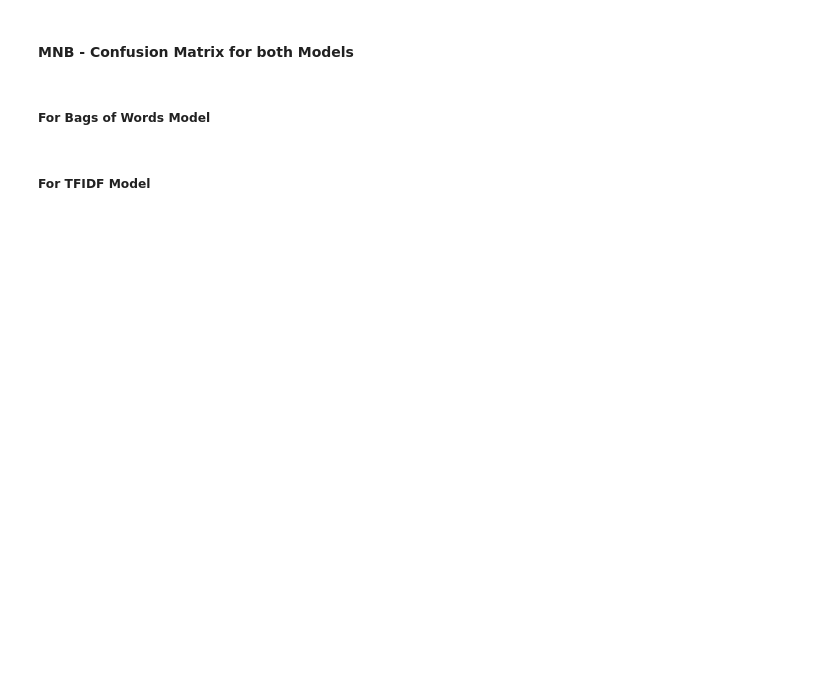
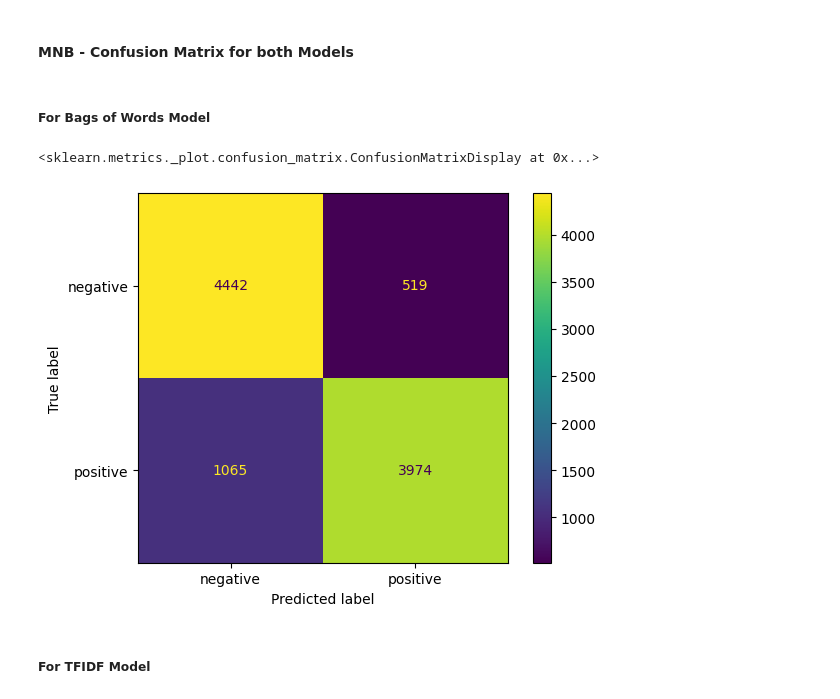
Before and after one commit to hlang014/MY-DAC-Curriculum, a Jupyter notebook: DAC-008_Intro_To_NLP/DAC-008_Sentiment_Analysis_2_Student.ipynb, the cells around one changed output. Cells and saved outputs as stored; diff of their text form; code cells hidden in the pictures; blank space fills up the shorter version.

```diff
--- a/DAC-008_Intro_To_NLP/DAC-008_Sentiment_Analysis_2_Student.ipynb
+++ b/DAC-008_Intro_To_NLP/DAC-008_Sentiment_Analysis_2_Student.ipynb
@@ -550,11 +600,12 @@ array([[1],
 #### MNB - Bags of Words Model
 # %%
 # Training the Multinomial Naive Bayes model
-
-
+mnb = MultinomialNB()
 
 # Fitting the MNB for Bag of Words
-
-
+mnb_bow = mnb.fit(x_train_cv, y_train_cv)
+print(mnb_bow)
 
 # Predicting the model for Bag of Words
+mnb_bow_predict = mnb.predict(x_test_cv)
+print(mnb_bow_predict)
@@ -561,10 +615,10 @@ array([[1],
 # %% [markdown]
 #### MNB - TFIDF Model
 # %%
-# # Fitting the MNB for TFIDF features
-# mnb_tfidf = mnb.fit(x_train_tf, y_train_tf)
-# print(mnb_tfidf)
+# Fitting the MNB for TFIDF features
+mnb_tfidf = mnb.fit(x_train_tf, y_train_tf)
+print(mnb_tfidf)
 
-# # Predicting the MNB model for TFIDF features
-# mnb_tfidf_predict = mnb.predict(x_test_tf)
-# print(mnb_tfidf_predict)
+# Predicting the MNB model for TFIDF features
+mnb_tfidf_predict = mnb.predict(x_test_tf)
+print(mnb_tfidf_predict)
@@ -583,9 +643,12 @@ array([[1],
 # %% [markdown]
 ##### For Bags of Words Model
 # %%
-# cm_cv_mnb = confusion_matrix(y_test_cv, mnb_bow_predict, labels=mnb.classes_)
-# disp = ConfusionMatrixDisplay(confusion_matrix = cm_cv_mnb, display_labels = mnb.classes_)
-# disp.plot()
+cm_cv_mnb = confusion_matrix(y_test_cv, mnb_bow_predict, labels=mnb.classes_)
+disp = ConfusionMatrixDisplay(confusion_matrix = cm_cv_mnb, display_labels = mnb.classes_)
+disp.plot()
+# %% [output]
+<sklearn.metrics._plot.confusion_matrix.ConfusionMatrixDisplay at 0x...>
+[figure, added]
 # %% [markdown]
 ##### For TFIDF Model
 # %%
```
Also changed, not shown: parts of 22 cells of this notebook.
